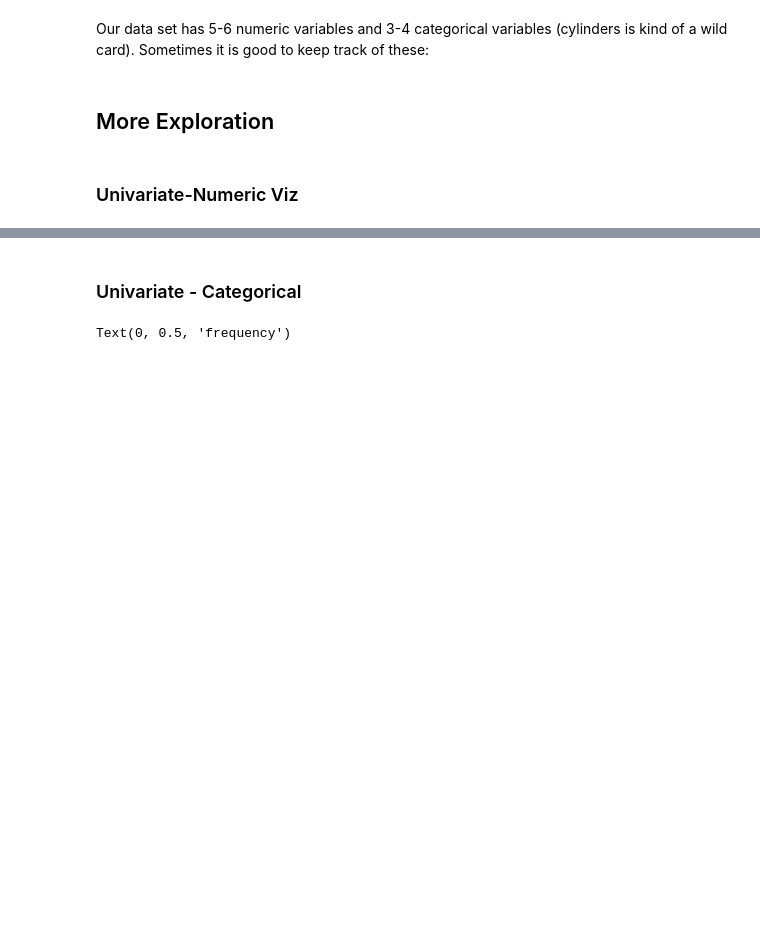
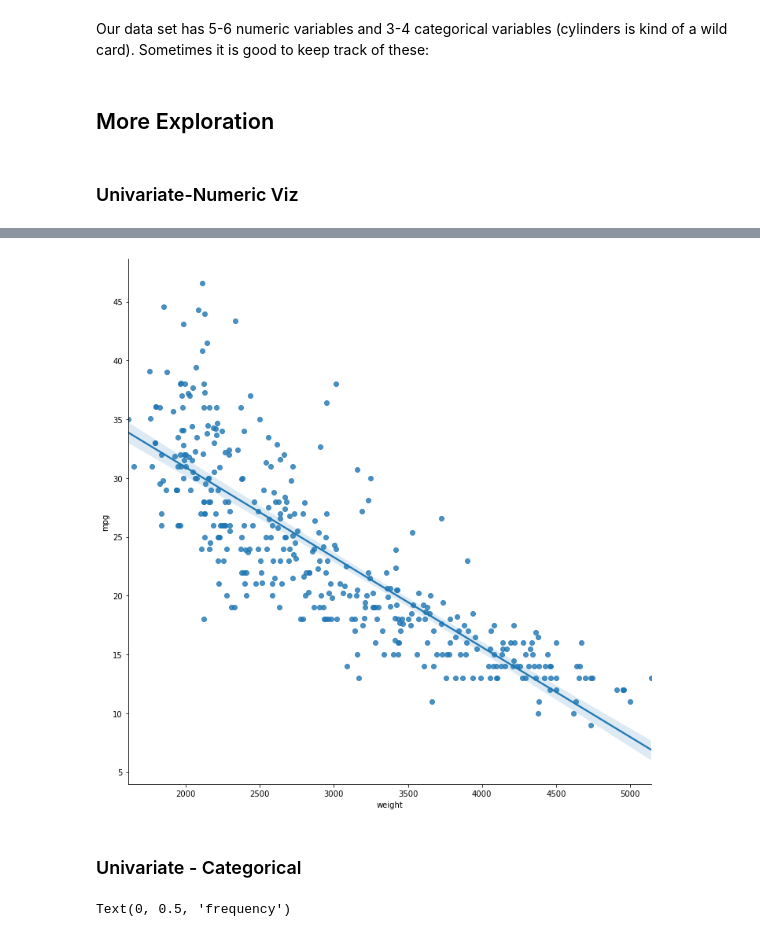
Before and after one commit to mj-dominguez/INTRO-TO-DATA-ANALYSIS, a Jupyter notebook: cars.ipynb, the cells around one changed output, grey strips where cells are left out. Cells and saved outputs as stored; diff of their text form; code cells hidden in the pictures; blank space fills up the shorter version.

```diff
--- a/cars.ipynb
+++ b/cars.ipynb
@@ -264,3 +281,7 @@ plt.tight_layout()
+# %%
+ax = sns.lmplot(x = "weight", y = "mpg", data = cars, height = 10, aspect = 1)
+# %% [output]
+[figure, added]
 # %% [markdown]
 ### Univariate - Categorical
 # %%
```
Also changed, not shown: parts of 8 cells of this notebook.
